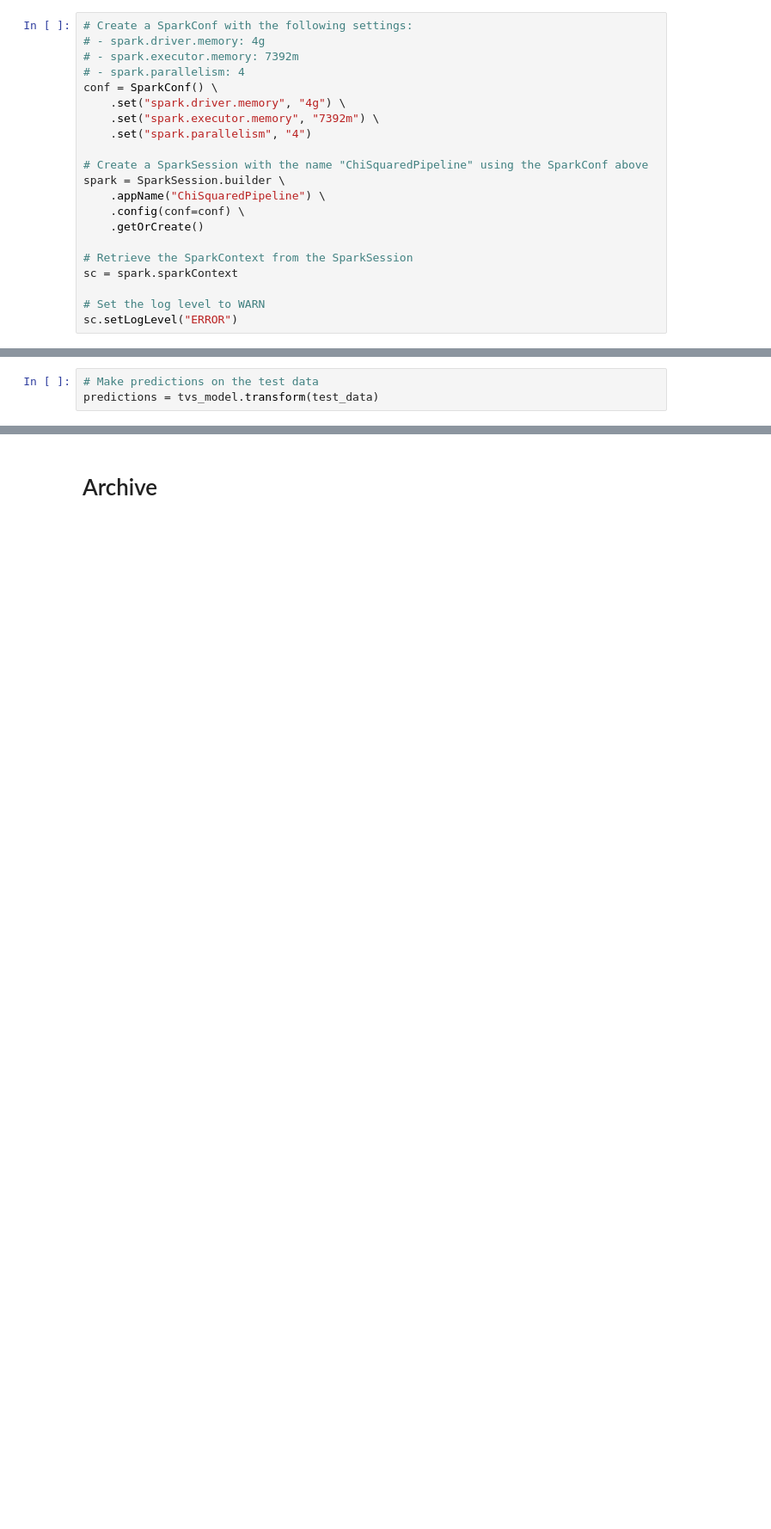
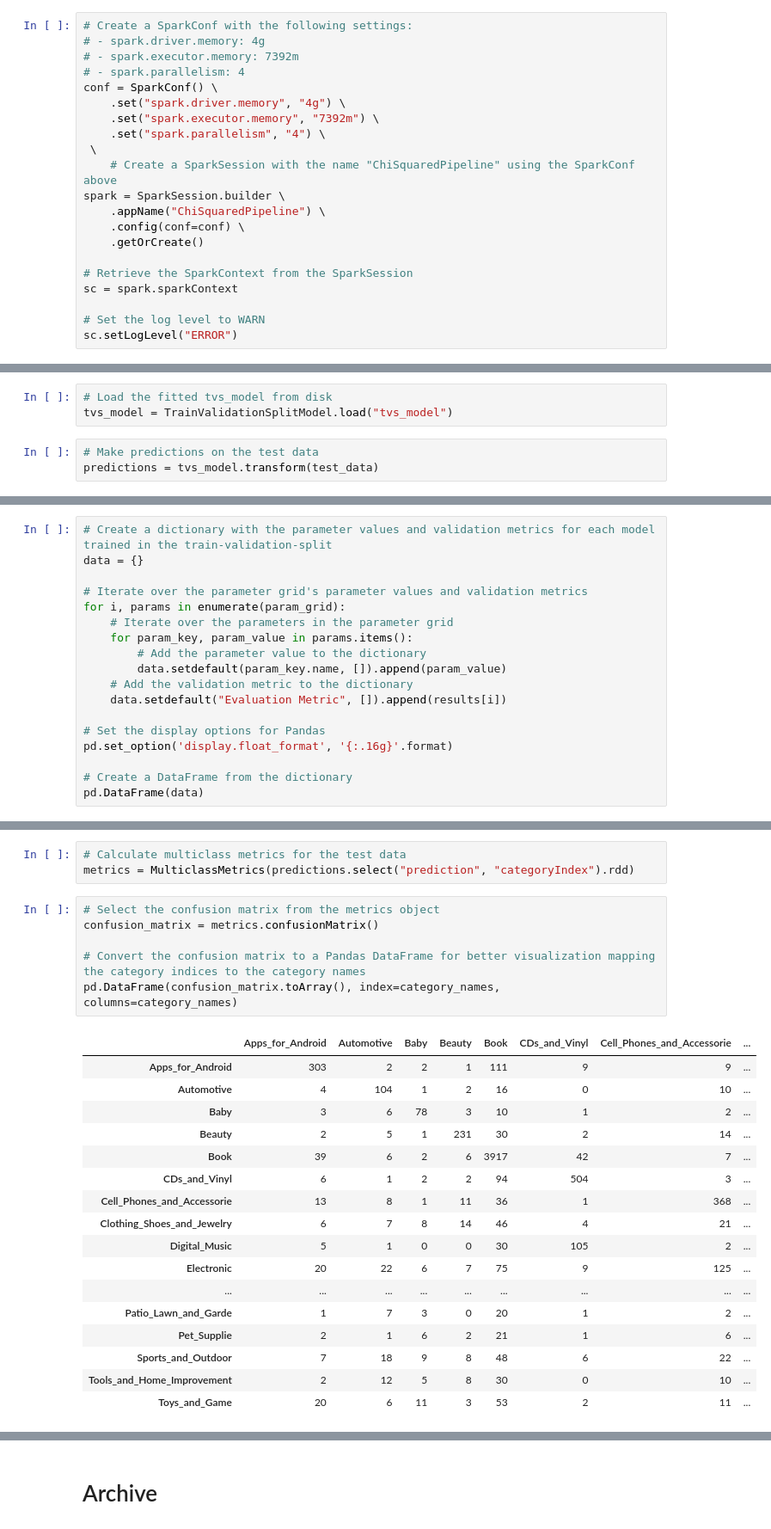
Before and after one commit to Sejmou/dic-2023s, a Jupyter notebook: ex2/2_dataframes.ipynb, the cells around one changed output, grey strips where cells are left out. Shown at 86% size. Drawn from its saved outputs; the diff is of its cells as text; blank space fills up the shorter version.

Commit message:
adds evaluation of best model after hyperparameter tuning

```diff
--- a/ex2/2_dataframes.ipynb
+++ b/ex2/2_dataframes.ipynb
@@ -17,9 +19,9 @@ from pyspark.sql import SparkSession
 conf = SparkConf() \
     .set("spark.driver.memory", "4g") \
     .set("spark.executor.memory", "7392m") \
-    .set("spark.parallelism", "4")
-
-# Create a SparkSession with the name "ChiSquaredPipeline" using the SparkConf above
+    .set("spark.parallelism", "4") \
+ \
+    # Create a SparkSession with the name "ChiSquaredPipeline" using the SparkConf above
 spark = SparkSession.builder \
     .appName("ChiSquaredPipeline") \
     .config(conf=conf) \
@@ -130,6 +133,9 @@ tvs_model = tvs.fit(training_data)
 # %%
 # Write the entire fitted tvs_model to disk
 tvs_model.write().overwrite().save("tvs_model")
+# %%
+# Load the fitted tvs_model from disk
+tvs_model = TrainValidationSplitModel.load("tvs_model")
 # %%
 # Make predictions on the test data
 predictions = tvs_model.transform(test_data)
@@ -145,0 +150,18 @@ f1_score
+# %%
+# Create a dictionary with the parameter values and validation metrics for each model trained in the train-validation-split
+data = {}
+
+# Iterate over the parameter grid's parameter values and validation metrics
+for i, params in enumerate(param_grid):
+    # Iterate over the parameters in the parameter grid
+    for param_key, param_value in params.items():
+        # Add the parameter value to the dictionary
+        data.setdefault(param_key.name, []).append(param_value)
+    # Add the validation metric to the dictionary
+    data.setdefault("Evaluation Metric", []).append(results[i])
+
+# Set the display options for Pandas
+pd.set_option('display.float_format', '{:.16g}'.format)
+
+# Create a DataFrame from the dictionary
+pd.DataFrame(data)
@@ -145,0 +192,27 @@ f1_score
+# %%
+# Calculate multiclass metrics for the test data
+metrics = MulticlassMetrics(predictions.select("prediction", "categoryIndex").rdd)
+# %%
+# Select the confusion matrix from the metrics object
+confusion_matrix = metrics.confusionMatrix()
+
+# Convert the confusion matrix to a Pandas DataFrame for better visualization mapping the category indices to the category names
+pd.DataFrame(confusion_matrix.toArray(), index=category_names, columns=category_names)
+# %% [output]
+|  | Apps_for_Android | Automotive | Baby | Beauty | Book | CDs_and_Vinyl | Cell_Phones_and_Accessorie | ... |
+| Apps_for_Android | 303 | 2 | 2 | 1 | 111 | 9 | 9 | ... |
+| Automotive | 4 | 104 | 1 | 2 | 16 | 0 | 10 | ... |
+| Baby | 3 | 6 | 78 | 3 | 10 | 1 | 2 | ... |
+| Beauty | 2 | 5 | 1 | 231 | 30 | 2 | 14 | ... |
+| Book | 39 | 6 | 2 | 6 | 3917 | 42 | 7 | ... |
+| CDs_and_Vinyl | 6 | 1 | 2 | 2 | 94 | 504 | 3 | ... |
+| Cell_Phones_and_Accessorie | 13 | 8 | 1 | 11 | 36 | 1 | 368 | ... |
+| Clothing_Shoes_and_Jewelry | 6 | 7 | 8 | 14 | 46 | 4 | 21 | ... |
+| Digital_Music | 5 | 1 | 0 | 0 | 30 | 105 | 2 | ... |
+| Electronic | 20 | 22 | 6 | 7 | 75 | 9 | 125 | ... |
+| ... | ... | ... | ... | ... | ... | ... | ... | ... |
+| Patio_Lawn_and_Garde | 1 | 7 | 3 | 0 | 20 | 1 | 2 | ... |
+| Pet_Supplie | 2 | 1 | 6 | 2 | 21 | 1 | 6 | ... |
+| Sports_and_Outdoor | 7 | 18 | 9 | 8 | 48 | 6 | 22 | ... |
+| Tools_and_Home_Improvement | 2 | 12 | 5 | 8 | 30 | 0 | 10 | ... |
+| Toys_and_Game | 20 | 6 | 11 | 3 | 53 | 2 | 11 | ... |
```
Also changed, not shown: parts of 26 cells of this notebook.
